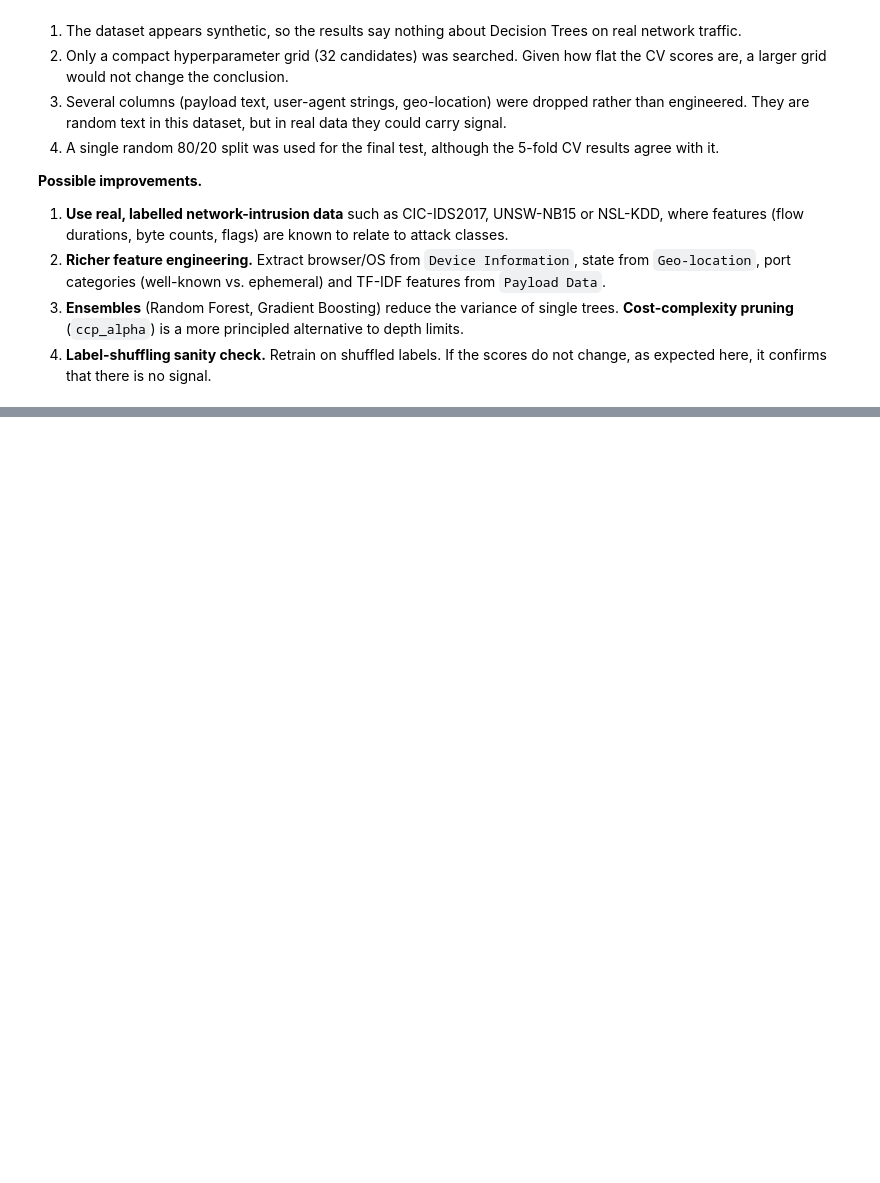
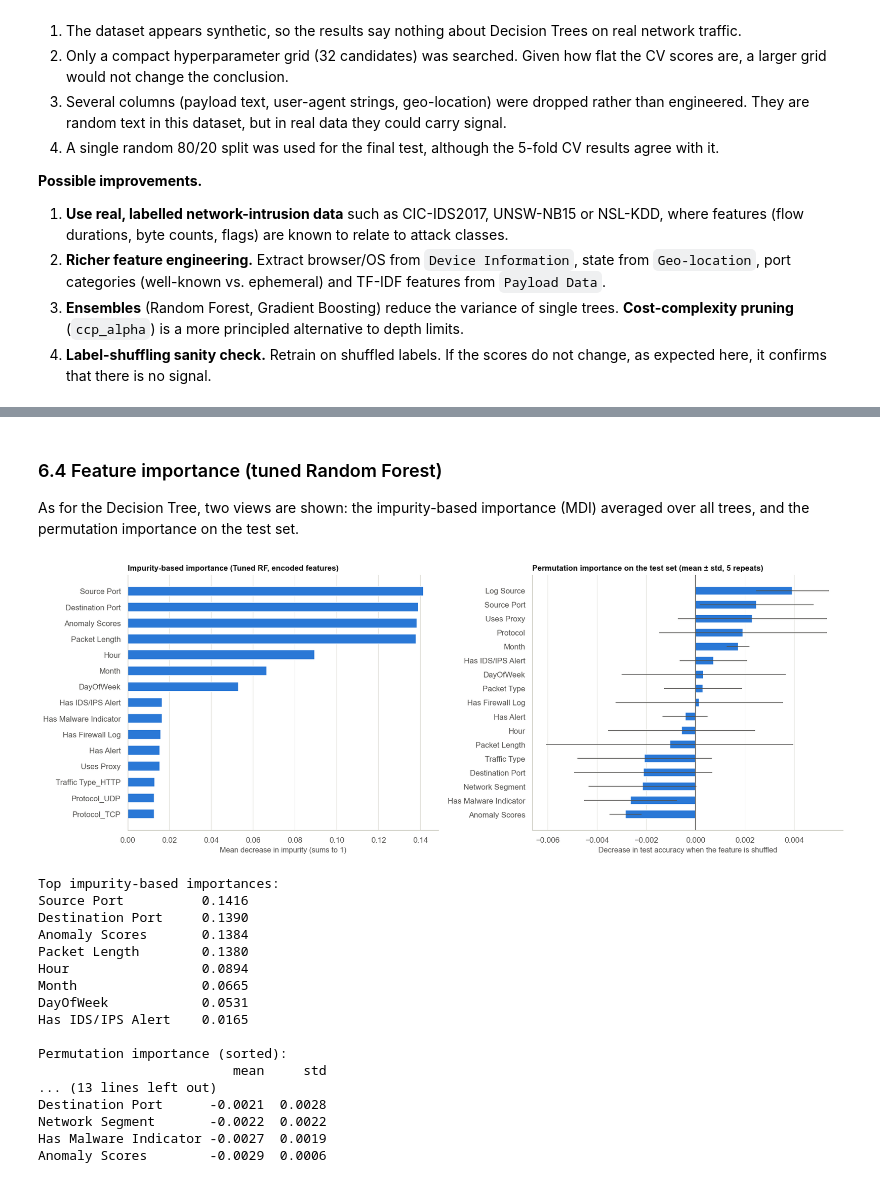
Before and after one commit to luongvanhungnet/ML_20261, a Jupyter notebook: Decision_Tree/decision_tree_cybersecurity.ipynb, the cells around one changed output, grey strips where cells are left out. Drawn from its saved outputs; the diff is of its cells as text; code cells hidden in the pictures; blank space fills up the shorter version.

```diff
--- a/Decision_Tree/decision_tree_cybersecurity.ipynb
+++ b/Decision_Tree/decision_tree_cybersecurity.ipynb
@@ -1176,0 +1380,51 @@ Total misclassified test records: 5,361 of 8,000 (67.01%)
+# %% [markdown]
+### 6.4 Feature importance (tuned Random Forest)
+
+As for the Decision Tree, two views are shown: the impurity-based importance (MDI) averaged over all trees, and the permutation importance on the test set.
+# %%
+rf_feature_names = rf_tuned.named_steps['preprocess'].get_feature_names_out()
+rf_mdi = pd.Series(rf_tuned.named_steps['rf'].feature_importances_, index=rf_feature_names).sort_values(ascending=False)
+rf_mdi_top = rf_mdi.head(15)[::-1]
+
+rf_perm = permutation_importance(rf_tuned, X_test, y_test, scoring='accuracy', n_repeats=5,
+                                 random_state=RANDOM_STATE, n_jobs=1)
+rf_perm_df = (pd.DataFrame({'mean': rf_perm.importances_mean, 'std': rf_perm.importances_std},
+                           index=X_test.columns).sort_values('mean'))
+
+fig, axes = plt.subplots(1, 2, figsize=(16, 6))
+axes[0].barh(rf_mdi_top.index, rf_mdi_top.values, color=ACCENT, height=0.6)
+axes[0].set_title('Impurity-based importance (Tuned RF, encoded features)', fontsize=11)
+axes[0].set_xlabel('Mean decrease in impurity (sums to 1)')
+axes[0].grid(axis='y', visible=False)
+axes[1].barh(rf_perm_df.index, rf_perm_df['mean'], xerr=rf_perm_df['std'], color=ACCENT, height=0.6,
+             error_kw={'ecolor': INK_2, 'elinewidth': 1})
+axes[1].axvline(0, color=INK_2, lw=1)
+axes[1].set_title('Permutation importance on the test set (mean ± std, 5 repeats)', fontsize=11)
+axes[1].set_xlabel('Decrease in test accuracy when the feature is shuffled')
+axes[1].grid(axis='y', visible=False)
+plt.tight_layout()
+plt.show()
+
+print('Top impurity-based importances:')
+print(rf_mdi.head(8).round(4).to_string())
+print('\nPermutation importance (sorted):')
+print(rf_perm_df.sort_values('mean', ascending=False).round(4).to_string())
+# %% [output]
+[figure, added]
+Top impurity-based importances:
+Source Port          0.1416
+Destination Port     0.1390
+Anomaly Scores       0.1384
+Packet Length        0.1380
+Hour                 0.0894
+Month                0.0665
+DayOfWeek            0.0531
+Has IDS/IPS Alert    0.0165
+
+Permutation importance (sorted):
+                         mean     std
+... (13 lines left out)
+Destination Port      -0.0021  0.0028
+Network Segment       -0.0022  0.0022
+Has Malware Indicator -0.0027  0.0019
+Anomaly Scores        -0.0029  0.0006
```
Also changed, not shown: parts of 31 cells of this notebook.
